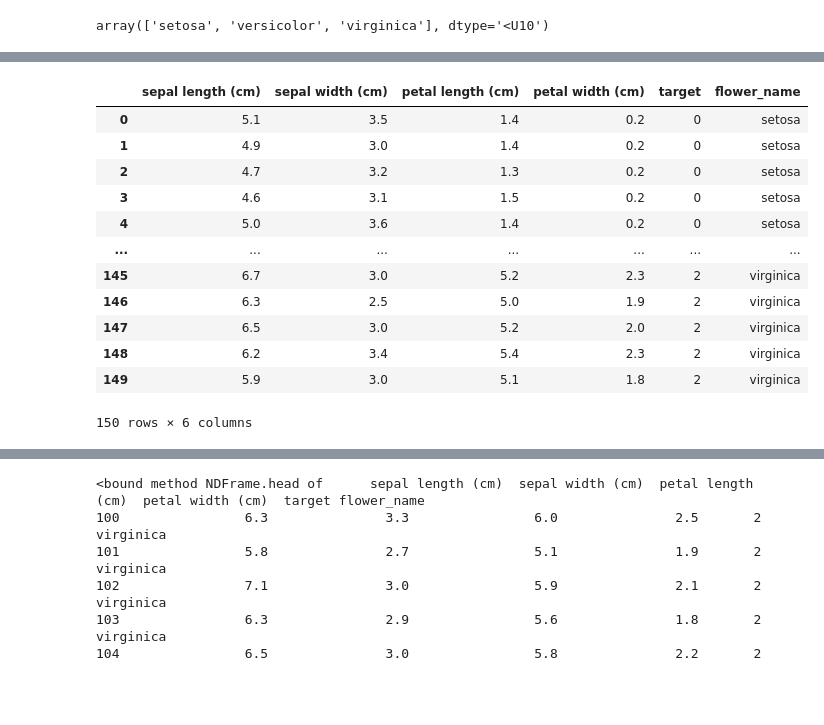
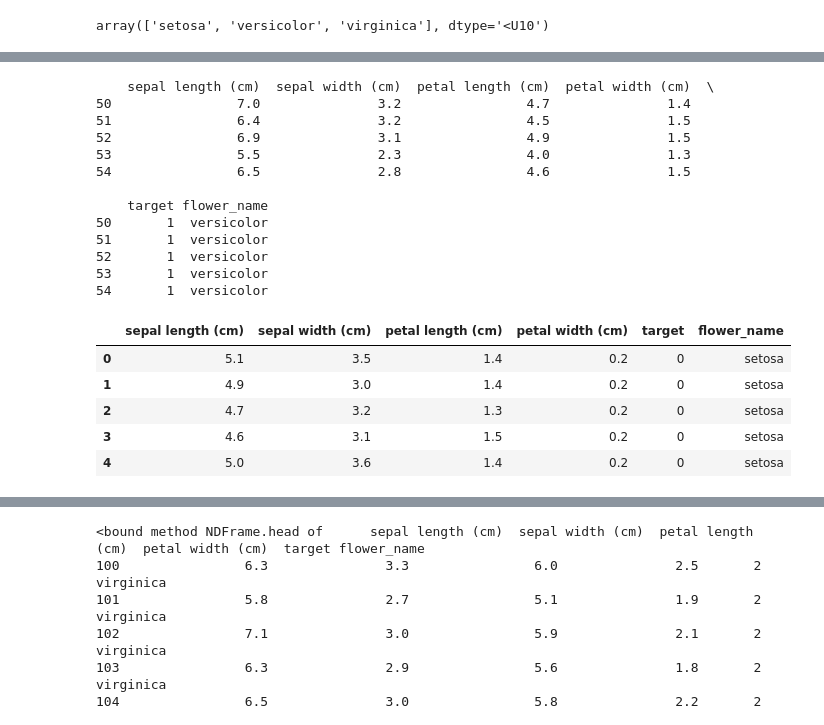
Before and after one commit to abhinav-bhardwaj-mnit/Abhinav-1st, a Jupyter notebook: SVM.ipynb, the cells around one changed output, grey strips where cells are left out. Saved outputs shown, nothing was run; the diff lists cells and outputs as text; code cells hidden in the pictures; blank space fills up the shorter version.

```diff
--- a/SVM.ipynb
+++ b/SVM.ipynb
@@ -44,0 +39,6 @@ df[df.target==2].head() # a method to categorise
+# %%
+df = pd.DataFrame(iris.data,columns =iris.feature_names)
+print(df.head())
+df['target']=iris.target
+print(df.head())
+print(df[df.target==1].head())
@@ -45,17 +63,24 @@ df[df.target==2].head() # a method to categorise
 # %%
-df['flower_name']=df.target.apply(lambda x:iris.target_names[x])
-df
+print(df[df.target==1].head())
+df['flower_name']=df.target.apply(lambda x: iris.target_names[x])
+df.head()
 # %% [output]
+    sepal length (cm)  sepal width (cm)  petal length (cm)  petal width (cm)  \
+50                7.0               3.2                4.7               1.4
+51                6.4               3.2                4.5               1.5
+52                6.9               3.1                4.9               1.5
+53                5.5               2.3                4.0               1.3
+54                6.5               2.8                4.6               1.5
+
+    target flower_name
+50       1  versicolor
+51       1  versicolor
+52       1  versicolor
+53       1  versicolor
+54       1  versicolor
 |  | sepal length (cm) | sepal width (cm) | petal length (cm) | petal width (cm) | target | flower_name |
 | 0 | 5.1 | 3.5 | 1.4 | 0.2 | 0 | setosa |
 | 1 | 4.9 | 3.0 | 1.4 | 0.2 | 0 | setosa |
 | 2 | 4.7 | 3.2 | 1.3 | 0.2 | 0 | setosa |
 | 3 | 4.6 | 3.1 | 1.5 | 0.2 | 0 | setosa |
 | 4 | 5.0 | 3.6 | 1.4 | 0.2 | 0 | setosa |
-| ... | ... | ... | ... | ... | ... | ... |
-| 145 | 6.7 | 3.0 | 5.2 | 2.3 | 2 | virginica |
-| 146 | 6.3 | 2.5 | 5.0 | 1.9 | 2 | virginica |
-| 147 | 6.5 | 3.0 | 5.2 | 2.0 | 2 | virginica |
-| 148 | 6.2 | 3.4 | 5.4 | 2.3 | 2 | virginica |
-| 149 | 5.9 | 3.0 | 5.1 | 1.8 | 2 | virginica |
-150 rows × 6 columns
```
Also changed, not shown: parts of 23 cells of this notebook.
